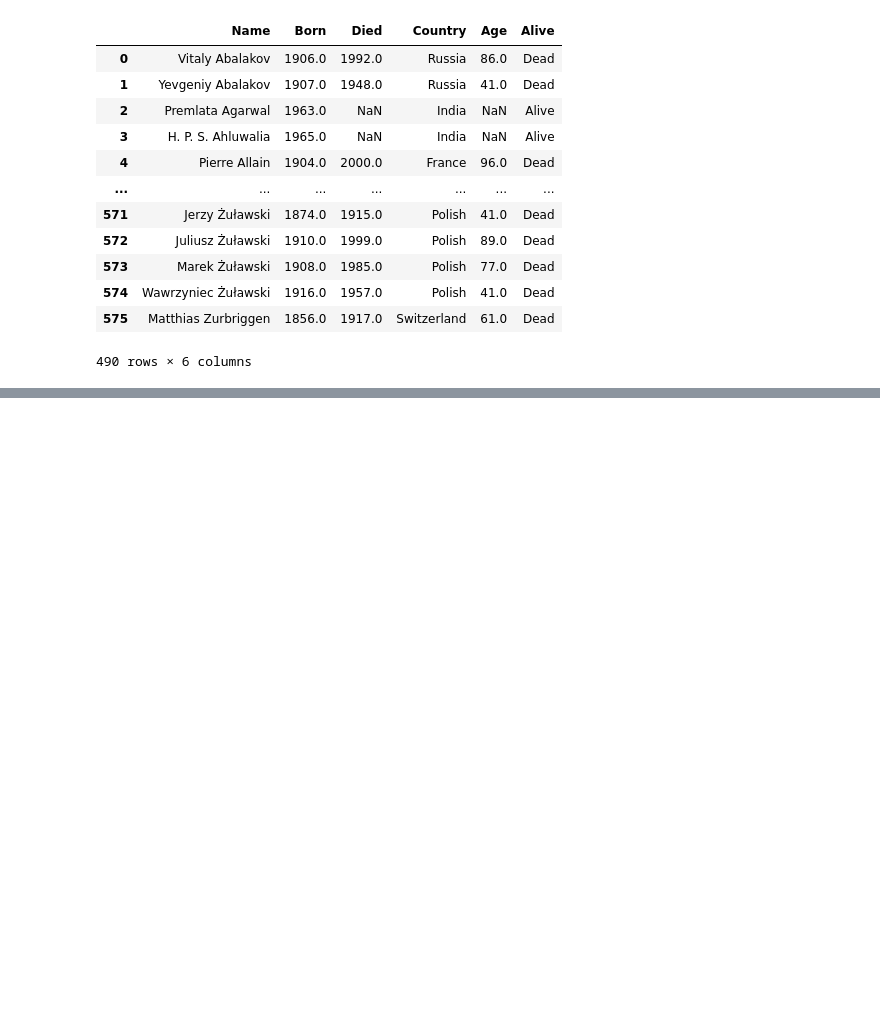
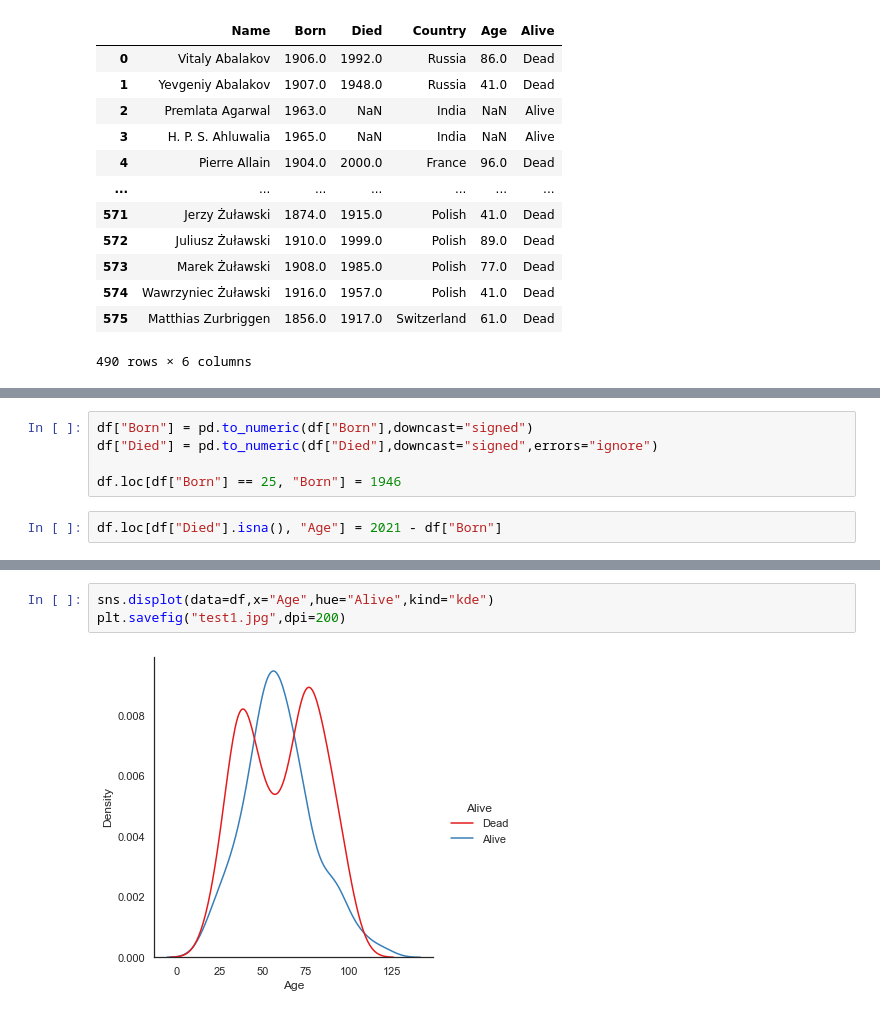
Before and after one commit to dmnkfr/mountaineers, a Jupyter notebook: mountaineers_wiki.ipynb, the cells around one changed output, grey strips where cells are left out. Drawn from its saved outputs; the diff is of its cells as text; blank space fills up the shorter version.

```diff
--- a/mountaineers_wiki.ipynb
+++ b/mountaineers_wiki.ipynb
@@ -293,0 +338,7 @@ Name: Country, Length: 490, dtype: bool
+# %%
+df["Born"] = pd.to_numeric(df["Born"],downcast="signed")
+df["Died"] = pd.to_numeric(df["Died"],downcast="signed",errors="ignore")
+
+df.loc[df["Born"] == 25, "Born"] = 1946
+# %%
+df.loc[df["Died"].isna(), "Age"] = 2021 - df["Born"]
@@ -293,0 +361,5 @@ Name: Country, Length: 490, dtype: bool
+# %%
+sns.displot(data=df,x="Age",hue="Alive",kind="kde")
+plt.savefig("test1.jpg",dpi=200)
+# %% [output]
+[figure, added]
```
Also changed, not shown: parts of 13 cells of this notebook, 1 other file.
